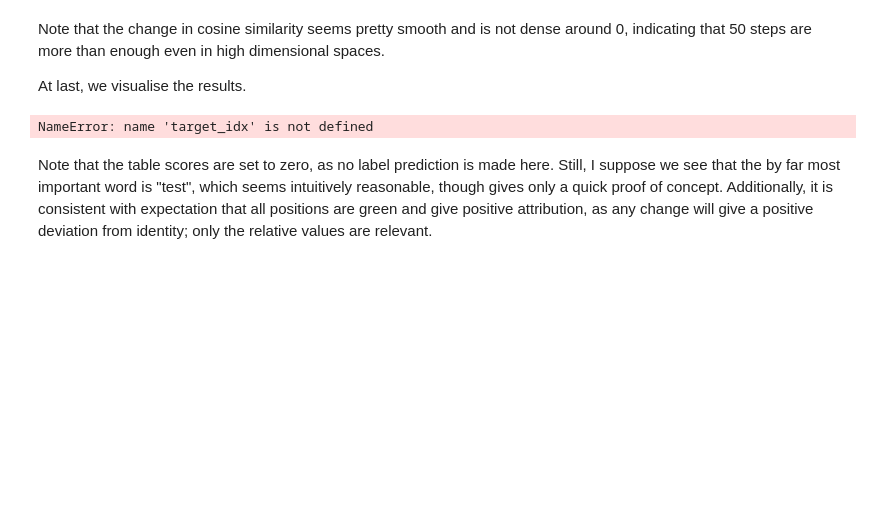
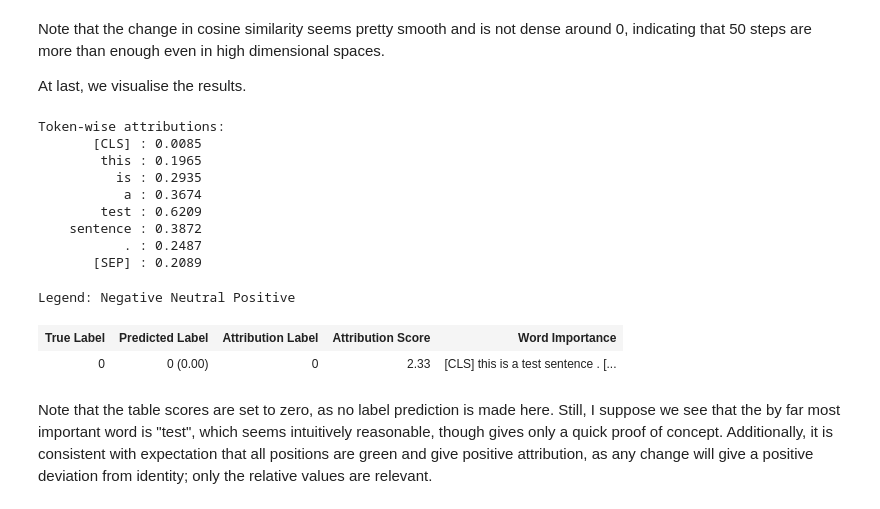
Before and after one commit to 5an0j/Circuits-INTED-2025, a Jupyter notebook: Code/MultipleChoice/FINAL_Captum_Attr_BERT.ipynb, the cells around one changed output. Saved outputs shown, nothing was run; the diff lists cells and outputs as text; code cells hidden in the pictures; blank space fills up the shorter version.

```diff
--- a/Code/MultipleChoice/FINAL_Captum_Attr_BERT.ipynb
+++ b/Code/MultipleChoice/FINAL_Captum_Attr_BERT.ipynb
@@ -420,7 +421,6 @@ We now create the preembedded input, preembedded baseline for IG, and the refere
 text = ['This is a test sentence.']
 target_idx = 0 # only one input
 encoding = tokenizer(text, padding=True, truncation=True, return_tensors='pt') # Tokenize
-length = len(text) # for normalization of the attribution scores
 
 embed_layer = model.embeddings # get embed layer
 
@@ -429,6 +429,7 @@ input_ids = encoding['input_ids'] # Get input ids, shape: [batch_size, seq_len]
 attention_masks = encoding['attention_mask'] # Get attention masks (for each batch, same shape as input_ids)
 inputs_embeds = embed_layer(input_ids)
 
+length = input_ids.shape[1] # Length of the input sequence, used for normalization
 if cfg.debug: print(inputs_embeds.shape)
 
 # Baseline embedding for IG
@@ -489,30 +490,42 @@ At last, we visualise the results.
 # %%
 # Get word tokens
 tokens = tokenizer.convert_ids_to_tokens(input_ids[target_idx])
 
 # Aggregate attribution scores across embedding dimension like before (Current shape of attributions: [1, seq_len, emb_dim])
-token_attributions = attributions.sum(dim=-1).squeeze(0) * length/2  # shape: [seq_len], normalizing by length to increase plot resolution
+token_attributions = attributions.sum(dim=-1).squeeze(0) * (length-3)/2 # shape: [seq_len],
+                    # normalizing by (number of word tokens)/2 to increase plot resolution
 
 # Printing token + attribution
 print("Token-wise attributions:")
 for token, score in zip(tokens, token_attributions):
     print(f"{token:>12} : {score.item():.4f}")
 
 # We also use the captum-visualisation since it is pretty, though most variables will be irrelevant
 vis = viz.VisualizationDataRecord(
                         token_attributions,        # token-wise attributions
                         0, # prediction probability (not relevant for distance attribution)
                         0, # predicted class            -"-
                         0, # ground truth class         -"-
                         0, # attributing to this class  -"-
                         token_attributions.sum(),  # summed attribution score (NA)
                         tokens,                    # tokens for the question and choice
                         delta,                     # convergence delta
 )
 
 visualisation = viz.visualize_text([vis]) # get return object to avoid passing the vis object to the ipynb
 # %% [output]
-NameError: name 'target_idx' is not defined
+Token-wise attributions:
+       [CLS] : 0.0085
+        this : 0.1965
+          is : 0.2935
+           a : 0.3674
+        test : 0.6209
+    sentence : 0.3872
+           . : 0.2487
+       [SEP] : 0.2089
+Legend: Negative Neutral Positive
+| True Label | Predicted Label | Attribution Label | Attribution Score | Word Importance |
+| 0 | 0 (0.00) | 0 | 2.33 | [CLS] this is a test sentence . [... |
 # %% [markdown]
 Note that the table scores are set to zero, as no label prediction is made here. Still, I suppose we see that the by far most important word is "test", which seems intuitively reasonable, though gives only a quick proof of concept. Additionally, it is consistent with expectation that all positions are green and give positive attribution, as any change will give a positive deviation from identity; only the relative values are relevant.
 # %% [markdown]
```
Also changed, not shown: parts of 10 cells of this notebook.
